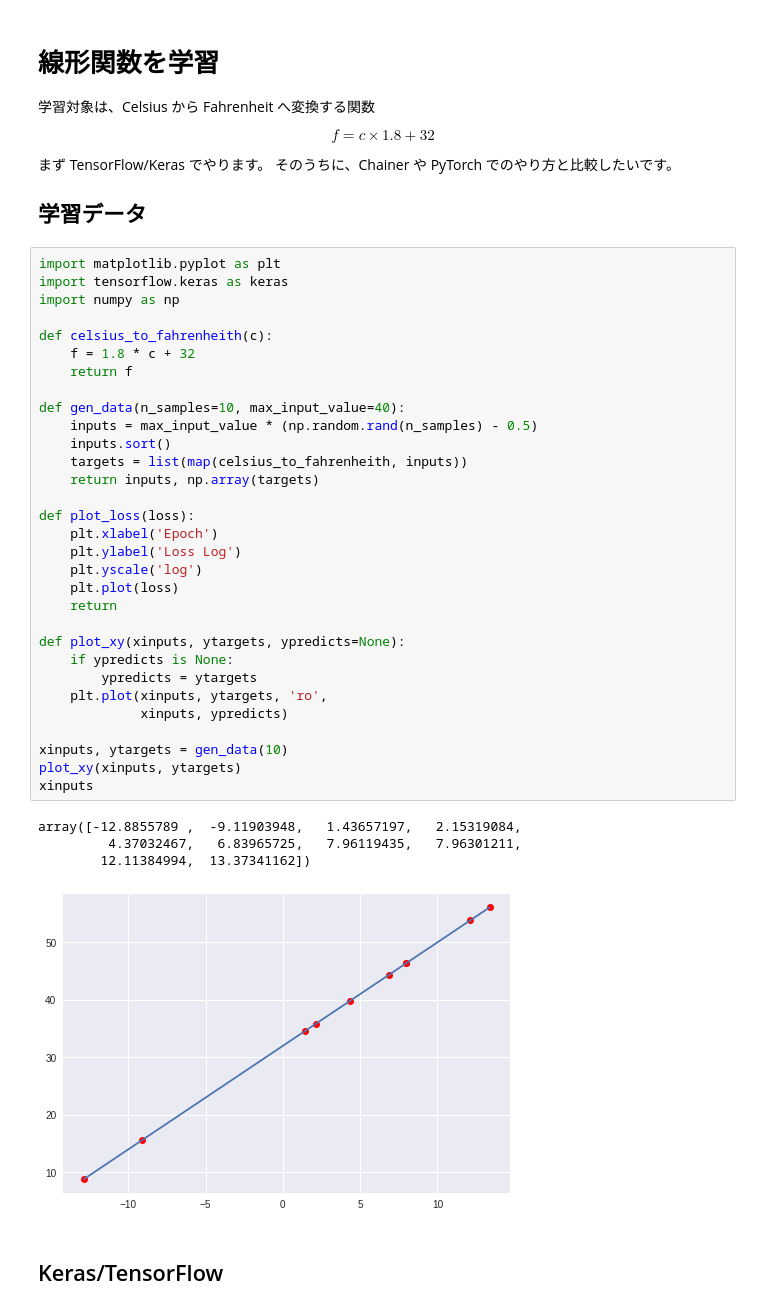
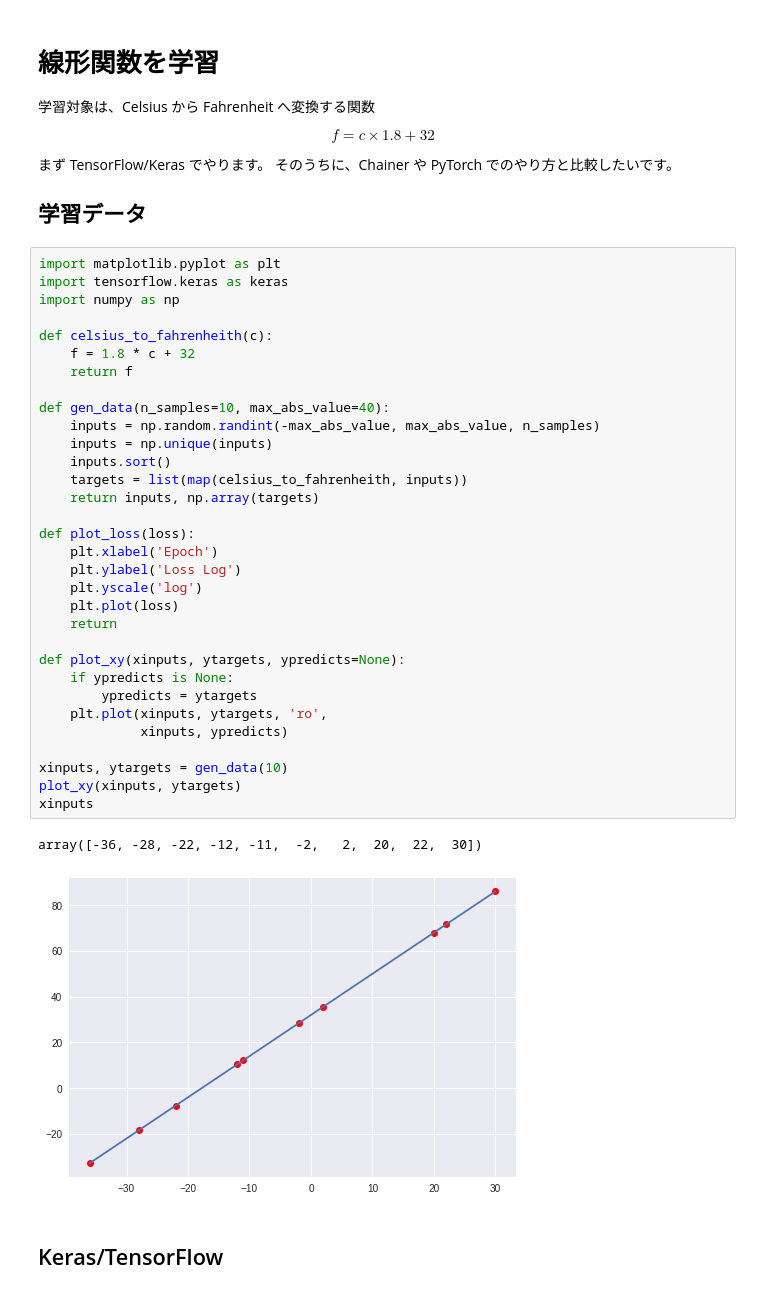
Before and after one commit to vochicong/ai-memo, a Jupyter notebook: learn_linear.ipynb, the cells around one changed output. Cells and saved outputs as stored; diff of their text form.

```diff
--- a/learn_linear.ipynb
+++ b/learn_linear.ipynb
@@ -14,39 +14,38 @@ $$ f = c \times 1.8 + 32 $$
 # %%
 import matplotlib.pyplot as plt
 import tensorflow.keras as keras
 import numpy as np
 
 def celsius_to_fahrenheith(c):
     f = 1.8 * c + 32
     return f
 
-def gen_data(n_samples=10, max_input_value=40):
-    inputs = max_input_value * (np.random.rand(n_samples) - 0.5)
+def gen_data(n_samples=10, max_abs_value=40):
+    inputs = np.random.randint(-max_abs_value, max_abs_value, n_samples)
+    inputs = np.unique(inputs)
     inputs.sort()
     targets = list(map(celsius_to_fahrenheith, inputs))
     return inputs, np.array(targets)
 
 def plot_loss(loss):
     plt.xlabel('Epoch')
     plt.ylabel('Loss Log')
     plt.yscale('log')
     plt.plot(loss)
     return
 
 def plot_xy(xinputs, ytargets, ypredicts=None):
     if ypredicts is None:
         ypredicts = ytargets
     plt.plot(xinputs, ytargets, 'ro',
              xinputs, ypredicts)
 
 xinputs, ytargets = gen_data(10)
 plot_xy(xinputs, ytargets)
 xinputs
 # %% [output]
-array([-12.8855789 ,  -9.11903948,   1.43657197,   2.15319084,
-         4.37032467,   6.83965725,   7.96119435,   7.96301211,
-        12.11384994,  13.37341162])
+array([-36, -28, -22, -12, -11,  -2,   2,  20,  22,  30])
-[figure, old version]
+[figure, new version]
 # %% [markdown]
 ## Keras/TensorFlow
 # %%
```
Also changed, not shown: parts of 2 cells of this notebook.
